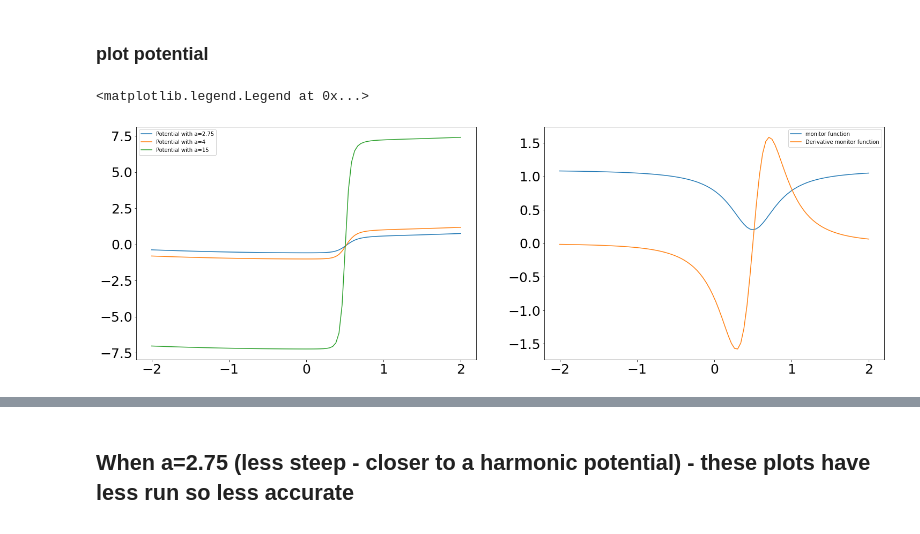
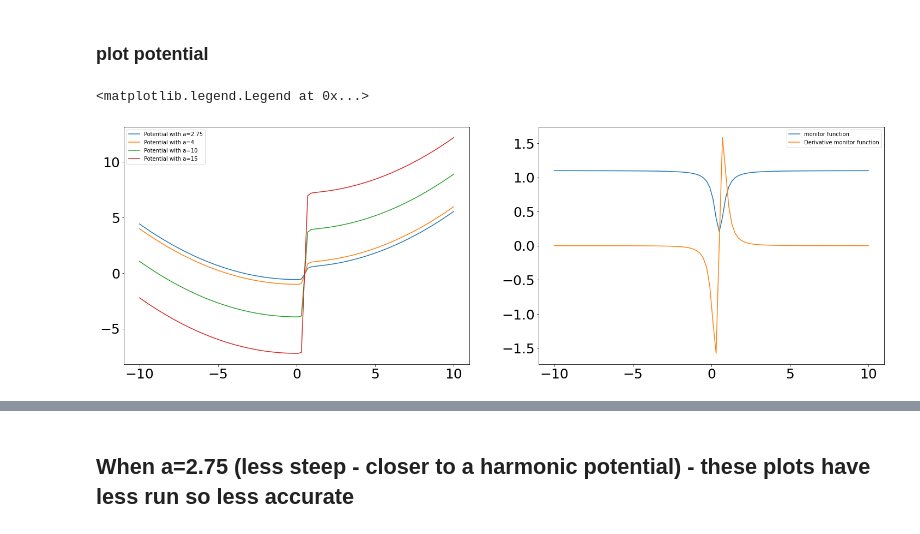
Before and after one commit to alixsleroy/Stepupyourgame, a Jupyter notebook: eddie/visualisations/Spring_plot_accuracy_eddie_29012024.ipynb, the cells around one changed output, grey strips where cells are left out. Saved outputs shown, nothing was run; the diff lists cells and outputs as text; code cells hidden in the pictures.

```diff
--- a/eddie/visualisations/Spring_plot_accuracy_eddie_29012024.ipynb
+++ b/eddie/visualisations/Spring_plot_accuracy_eddie_29012024.ipynb
@@ -83,35 +83,36 @@ true_mom_4 = np.round(integrate.quad(lambda q: np.exp(-U(q)/tau)*q*q*q*q, r0,r1)
 m=0.001
 M=1.1
 def getU(x,a):
     res = (a**1.5*b**0.5*x0*np.arctan((a/b)**0.5*(x-x0))+(a*b*(a*x0*(x-x0)-b))/(a*(x-x0)**2+b)+c*(x-x0)**2+2*c*(x-x0)*x0)*0.5
     return res
 def getg(x):
      wx =(b/a+pow(x-x0,2))/b
      f = wx*wx
      xi = f+m*m
      g = 1/(1/M+1/np.sqrt(xi))
      return(g)
 
 def getgprime(x):
      wx =(b/a+pow(x-x0,2))/b;
      f = wx*wx;
      fp = 4*(x-x0)*((b/a)+pow(x-x0,2))/(b*b);
      xi=np.sqrt(f+m*m);
      gprime= M*M*fp/(2*xi*(xi+M)*(xi+M));
      return(gprime);
 fig, (ax1,ax2)= plt.subplots(1,2,figsize=(25,8))# plt.figure(figsize=(4,4))
-xplot=np.linspace(-2,2,100)
+xplot=np.linspace(-10,10,100)
 ax1.plot(xplot,getU(xplot,2.75),label="Potential with a=2.75")
 ax1.plot(xplot,getU(xplot,4),label="Potential with a=4")
+ax1.plot(xplot,getU(xplot,10),label="Potential with a=10")
 ax1.plot(xplot,getU(xplot,15),label="Potential with a=15")
 
 ax2.plot(xplot,getg(xplot),label="monitor function")
 ax2.plot(xplot,getgprime(xplot),label="Derivative monitor function")
 ax1.legend()
 ax2.legend()
 # %% [output]
 <matplotlib.legend.Legend at 0x...>
-[figure, old version]
+[figure, new version]
 # %%
 mksize=10
 # ###########################################
```
Also changed, not shown: parts of 10 cells of this notebook, 8 other files.
